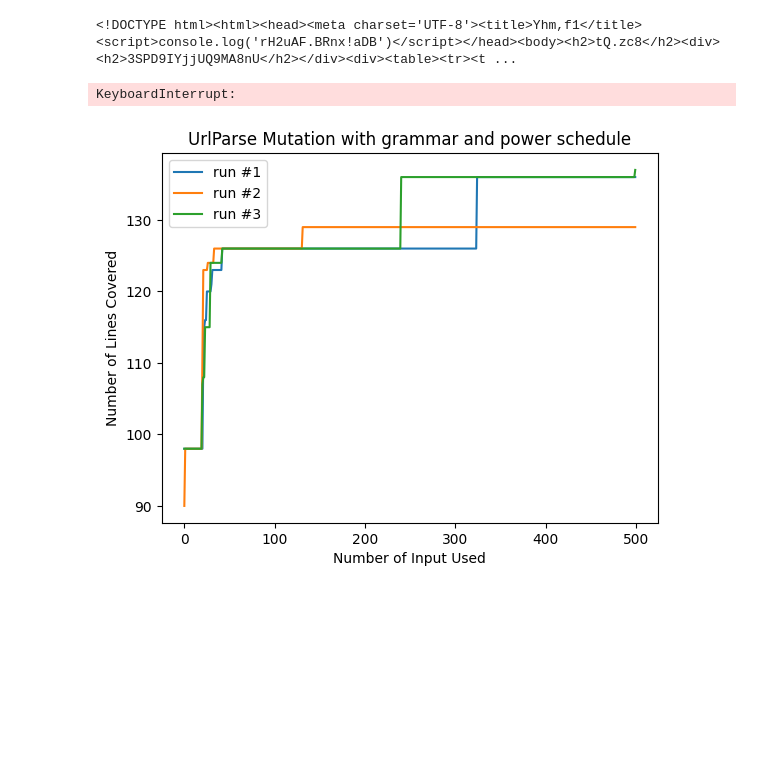
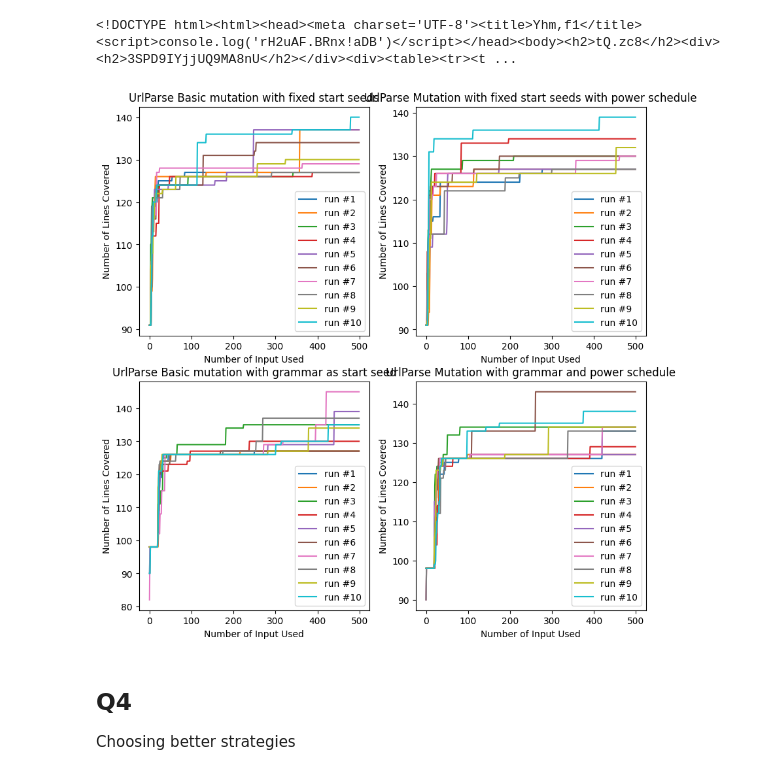
Before and after one commit to comeyrd/log6380_LAB2, a Jupyter notebook: lab.ipynb, the cells around one changed output. Saved outputs shown, nothing was run; the diff lists cells and outputs as text; code cells hidden in the pictures; blank space fills up the shorter version.

```diff
--- a/lab.ipynb
+++ b/lab.ipynb
@@ -372,10 +410,9 @@ def all_html(grammar,budget=200):
 # %%
 #html_wgram_power(html_grammar,500)
 # %%
-#all_html(html_grammar,500)
+all_html(html_grammar,500)
+# %% [output]
+[figure, added]
-# %%
-for i in range(10):
-        plot_coverage(html_wgram_power(html_grammar,500),500,"UrlParse Mutation with grammar and power schedule",i)
-# %% [output]
-KeyboardInterrupt:
-[figure, removed]
+# %% [markdown]
+## Q4
+Choosing better strategies
```
Also changed, not shown: parts of 4 cells of this notebook, 5 other files.
